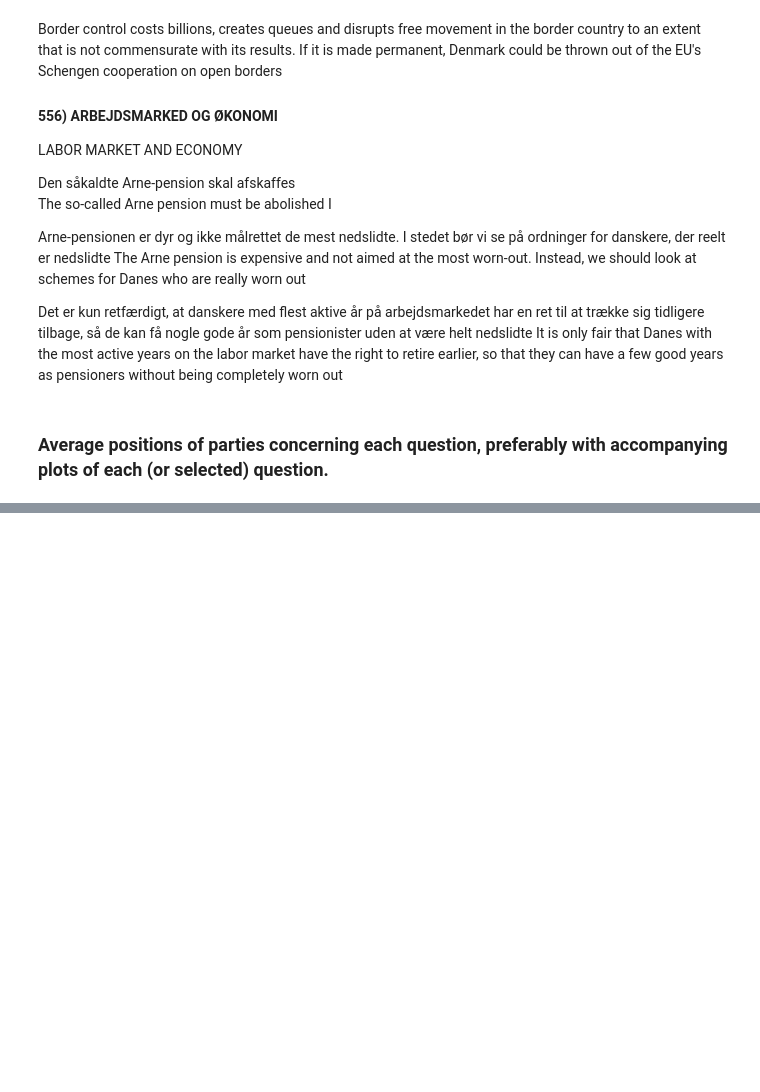
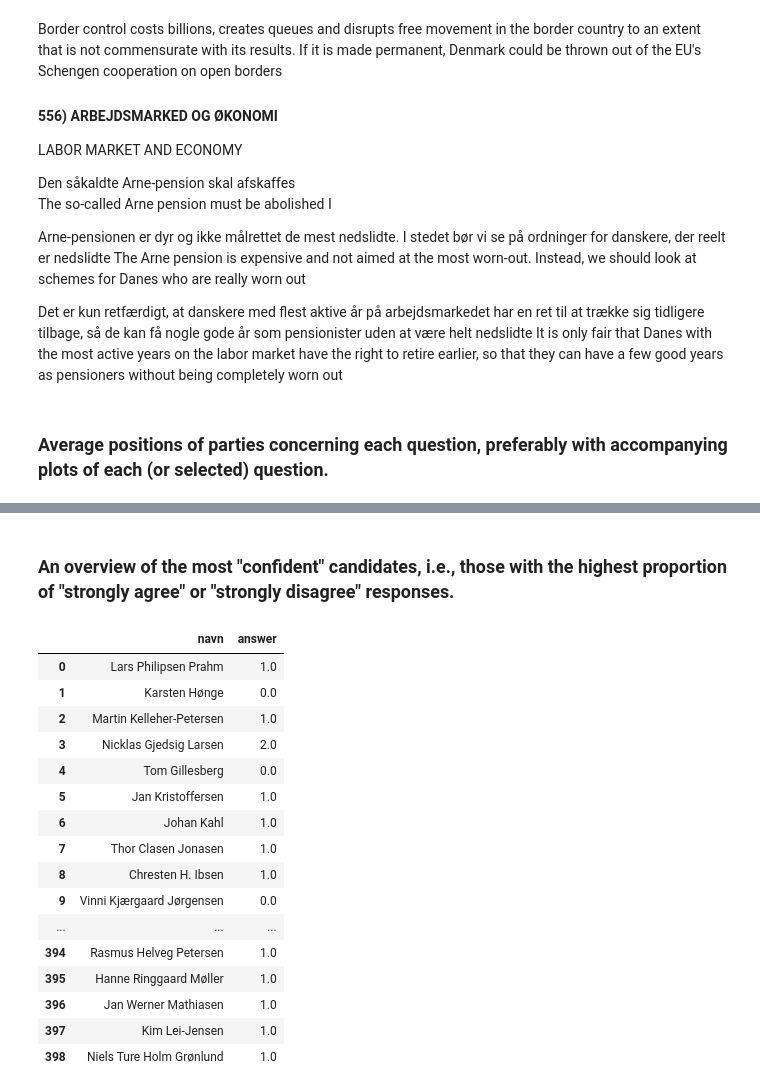
Before and after one commit to maxim-zavidei/viauc-mal1-a23, a Jupyter notebook: assignment4/assignment4-solution.ipynb, the cells around one changed output, grey strips where cells are left out. Drawn from its saved outputs; the diff is of its cells as text; code cells hidden in the pictures; blank space fills up the shorter version.

```diff
--- a/assignment4/assignment4-solution.ipynb
+++ b/assignment4/assignment4-solution.ipynb
@@ -490,0 +524,34 @@ questions
+# %% [markdown]
+### An overview of the most "confident" candidates, i.e., those with the highest proportion of "strongly agree" or "strongly disagree" responses.
+# %%
+df = pd.read_excel('alldata.xlsx', engine='openpyxl')
+df = df.drop(['parti', 'storkreds', 'alder'], axis=1)
+
+person_df = pd.DataFrame(df['navn'], columns=['navn'])
+
+df = df.drop(['navn'], axis=1)
+medians = df.apply(lambda x: x.median(), axis=1)
+medians_df = pd.DataFrame(medians, columns=['answer'])
+medians_df = medians_df.reset_index(drop=True)
+
+person_df = person_df.join(medians_df)
+
+person_df
+# %% [output]
+|  | navn | answer |
+| 0 | Lars Philipsen Prahm | 1.0 |
+| 1 | Karsten Hønge | 0.0 |
+| 2 | Martin Kelleher-Petersen | 1.0 |
+| 3 | Nicklas Gjedsig Larsen | 2.0 |
+| 4 | Tom Gillesberg | 0.0 |
+| 5 | Jan Kristoffersen | 1.0 |
+| 6 | Johan Kahl | 1.0 |
+| 7 | Thor Clasen Jonasen | 1.0 |
+| 8 | Chresten H. Ibsen | 1.0 |
+| 9 | Vinni Kjærgaard Jørgensen | 0.0 |
+| ... | ... | ... |
+| 394 | Rasmus Helveg Petersen | 1.0 |
+| 395 | Hanne Ringgaard Møller | 1.0 |
+| 396 | Jan Werner Mathiasen | 1.0 |
+| 397 | Kim Lei-Jensen | 1.0 |
+| 398 | Niels Ture Holm Grønlund | 1.0 |
```
Also changed, not shown: parts of 4 cells of this notebook.
